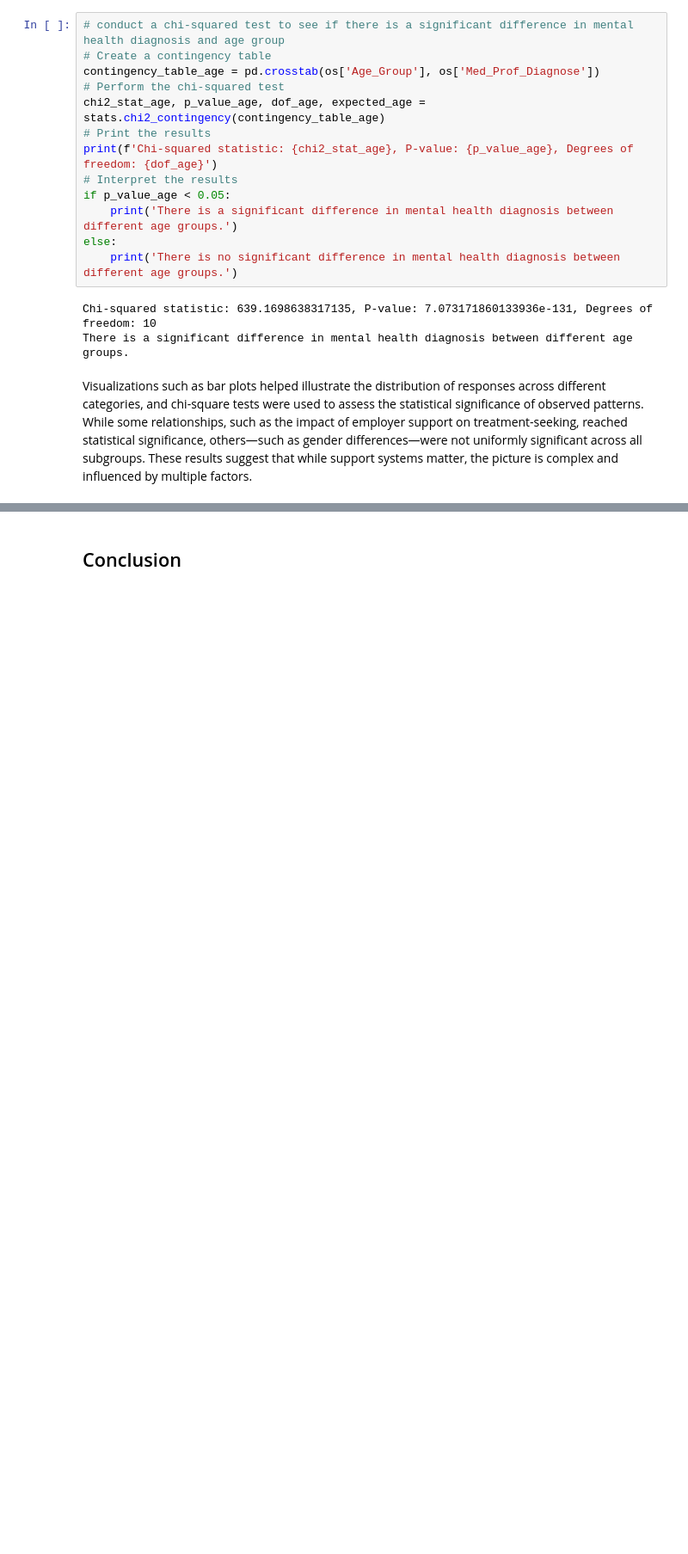
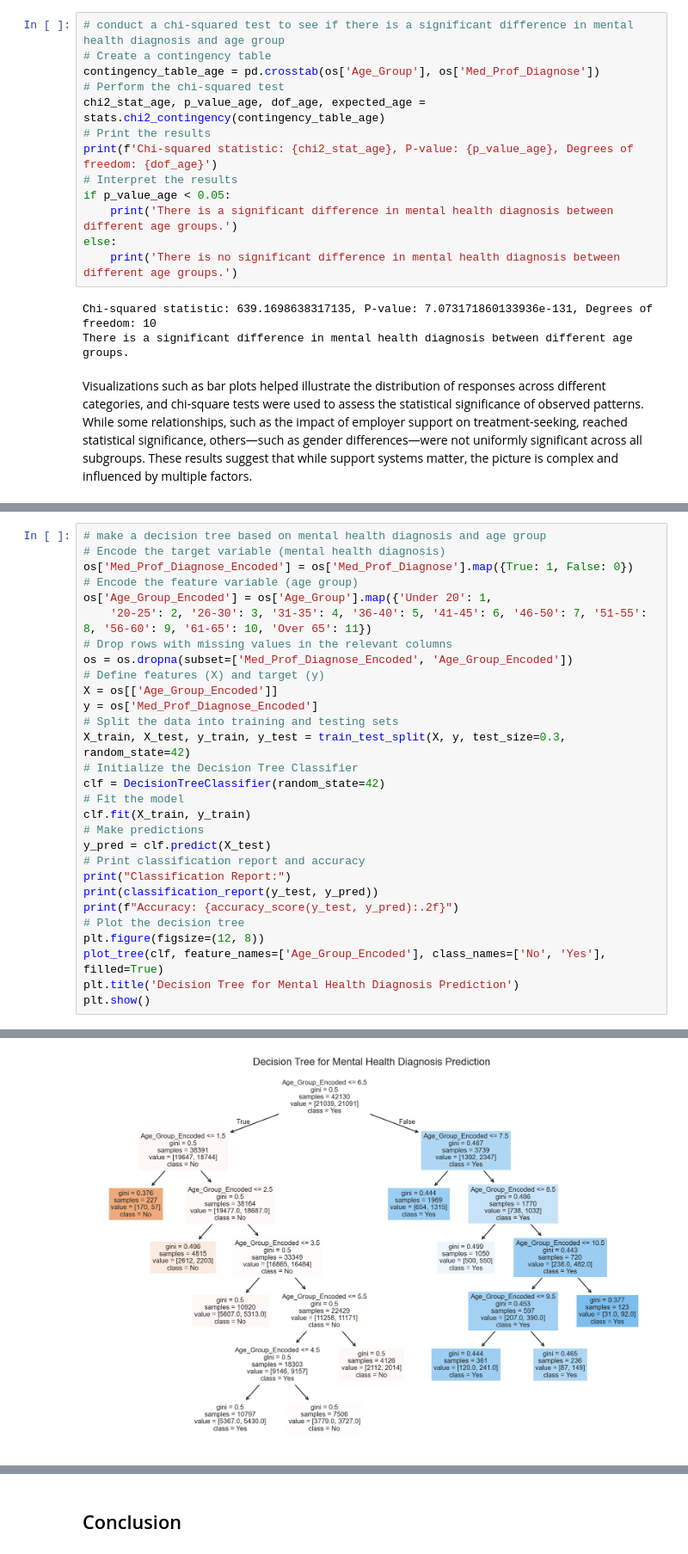
Before and after one commit to emmablumenkrantz/PUBH1142, a Jupyter notebook: Analysis_MHIT.ipynb, the cells around one changed output, grey strips where cells are left out. Shown at 86% size. Cells and saved outputs as stored; diff of their text form; blank space fills up the shorter version.

```diff
--- a/Analysis_MHIT.ipynb
+++ b/Analysis_MHIT.ipynb
@@ -493,0 +573,30 @@ Visualizations such as bar plots helped illustrate the distribution of responses
+# %%
+# make a decision tree based on mental health diagnosis and age group
+# Encode the target variable (mental health diagnosis)
+os['Med_Prof_Diagnose_Encoded'] = os['Med_Prof_Diagnose'].map({True: 1, False: 0})
+# Encode the feature variable (age group)
+os['Age_Group_Encoded'] = os['Age_Group'].map({'Under 20': 1,
+    '20-25': 2, '26-30': 3, '31-35': 4, '36-40': 5, '41-45': 6, '46-50': 7, '51-55': 8, '56-60': 9, '61-65': 10, 'Over 65': 11})
+# Drop rows with missing values in the relevant columns
+os = os.dropna(subset=['Med_Prof_Diagnose_Encoded', 'Age_Group_Encoded'])
+# Define features (X) and target (y)
+X = os[['Age_Group_Encoded']]
+y = os['Med_Prof_Diagnose_Encoded']
+# Split the data into training and testing sets
+X_train, X_test, y_train, y_test = train_test_split(X, y, test_size=0.3, random_state=42)
+# Initialize the Decision Tree Classifier
+clf = DecisionTreeClassifier(random_state=42)
+# Fit the model
+clf.fit(X_train, y_train)
+# Make predictions
+y_pred = clf.predict(X_test)
+# Print classification report and accuracy
+print("Classification Report:")
+print(classification_report(y_test, y_pred))
+print(f"Accuracy: {accuracy_score(y_test, y_pred):.2f}")
+# Plot the decision tree
+plt.figure(figsize=(12, 8))
+plot_tree(clf, feature_names=['Age_Group_Encoded'], class_names=['No', 'Yes'], filled=True)
+plt.title('Decision Tree for Mental Health Diagnosis Prediction')
+plt.show()
+# %% [output]
@@ -493,0 +614 @@ Visualizations such as bar plots helped illustrate the distribution of responses
+[figure, added]
```
Also changed, not shown: parts of 33 cells of this notebook.
